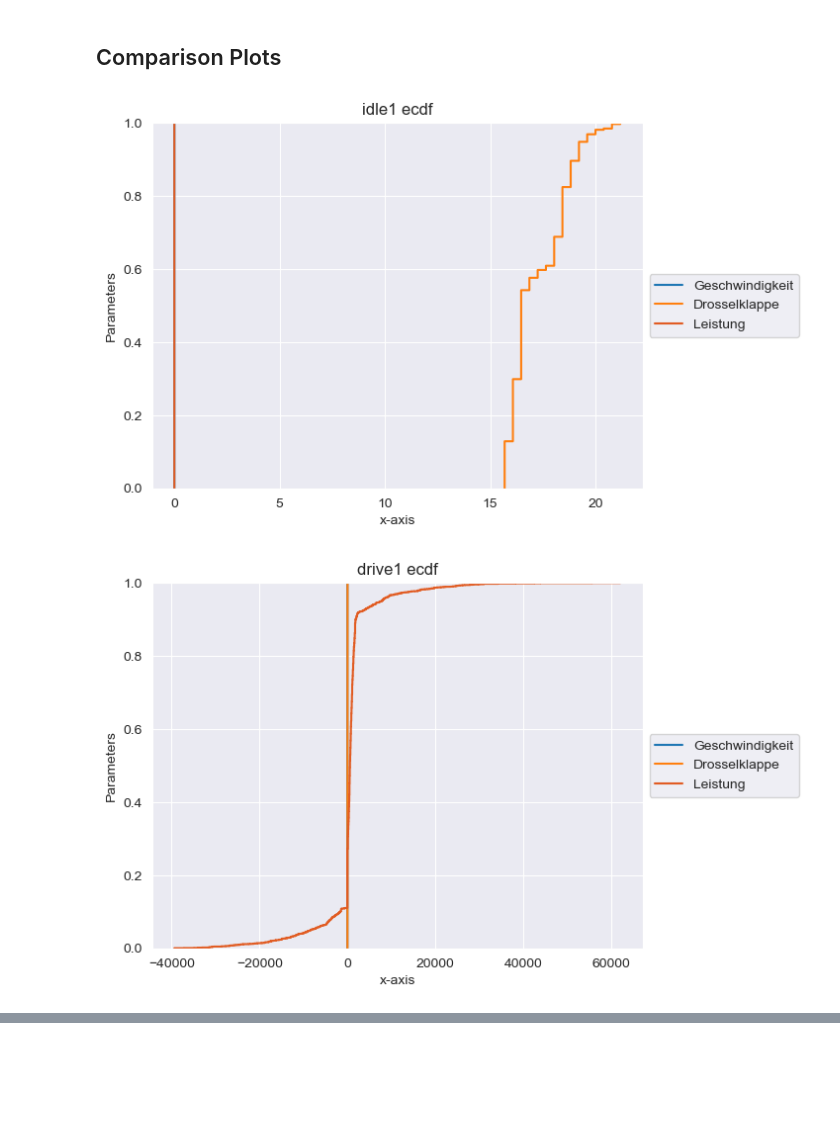
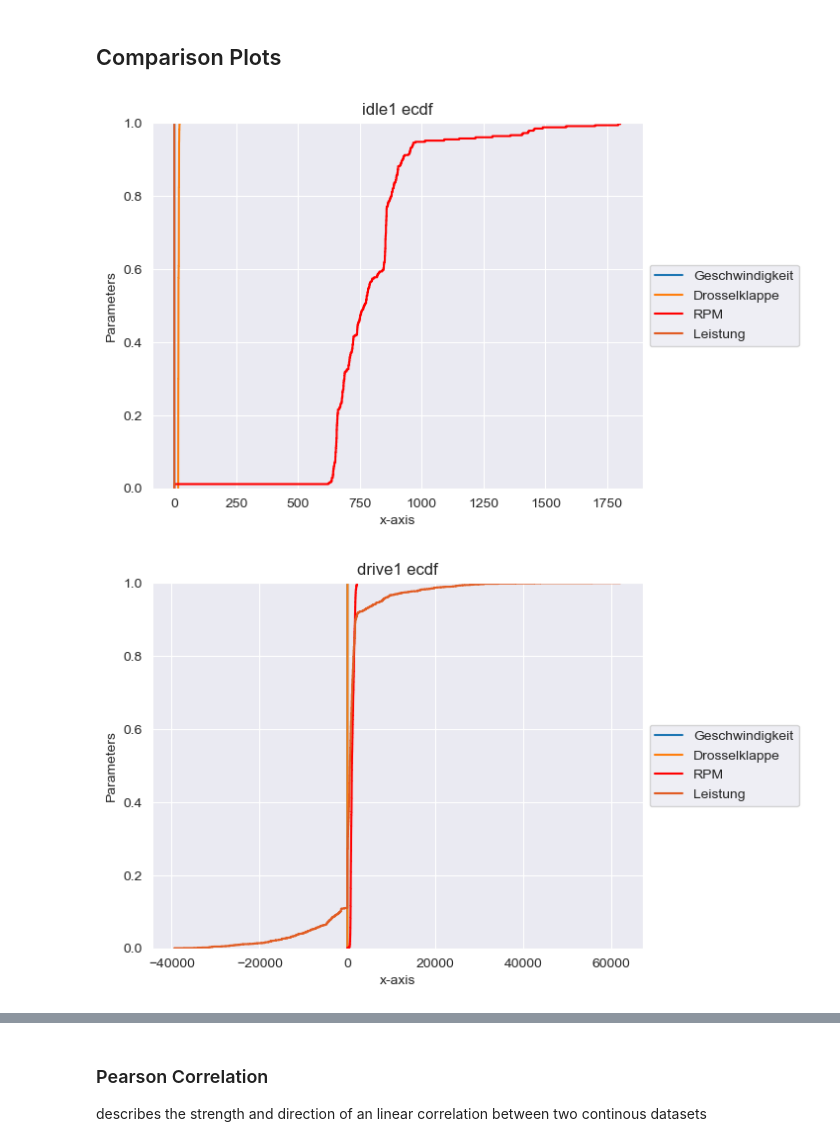
Before and after one commit to camila-duarte/verbrennungsmotoren, a Jupyter notebook: analyse/Motordrehzahl und Motordrehmoment.ipynb, the cells around one changed output, grey strips where cells are left out. Saved outputs shown, nothing was run; the diff lists cells and outputs as text; code cells hidden in the pictures; blank space fills up the shorter version.

Commit message:
Pearson Correlation
Pearson Correlation to analyse if linear correlations between the in the research question viewed parameter exist, also included RPM in the plots from last commit

```diff
--- a/analyse/Motordrehzahl und Motordrehmoment.ipynb
+++ b/analyse/Motordrehzahl und Motordrehmoment.ipynb
@@ -146,17 +147,18 @@ data[2]
 # %%
 # per Mode
 for i in range(length):
     #plt.style.use('_mpl-gallery-nogrid')
     plt.ecdf(data[i]["VEHICLE_SPEED ()"], label='Geschwindigkeit')
     plt.ecdf(data[i]["THROTTLE ()"], label='Drosselklappe')
+    plt.ecdf(data[i]["ENGINE_RPM ()"], label='RPM', color="red")
     plt.ecdf(data[i]["LEISTUNG"], label='Leistung', color="#E15C23")
 
     plt.title(names[i]+" ecdf")
     plt.xlabel('x-axis')
     plt.ylabel('Parameters')
     plt.legend(loc='center left', bbox_to_anchor=(1, 0.5))
     plt.savefig(graphs+"ecdf_"+names[i]+".png",dpi=300, bbox_inches='tight')
     plt.show()
 # %% [output]
-[figure, old version]
+[figure, new version]
-[figure, old version]
+[figure, new version]
@@ -165,0 +168,3 @@ for i in range(length):
+# %% [markdown]
+### Pearson Correlation
+describes the strength and direction of an linear correlation between two continous datasets
```
Also changed, not shown: parts of 6 cells of this notebook, 6 other files.
